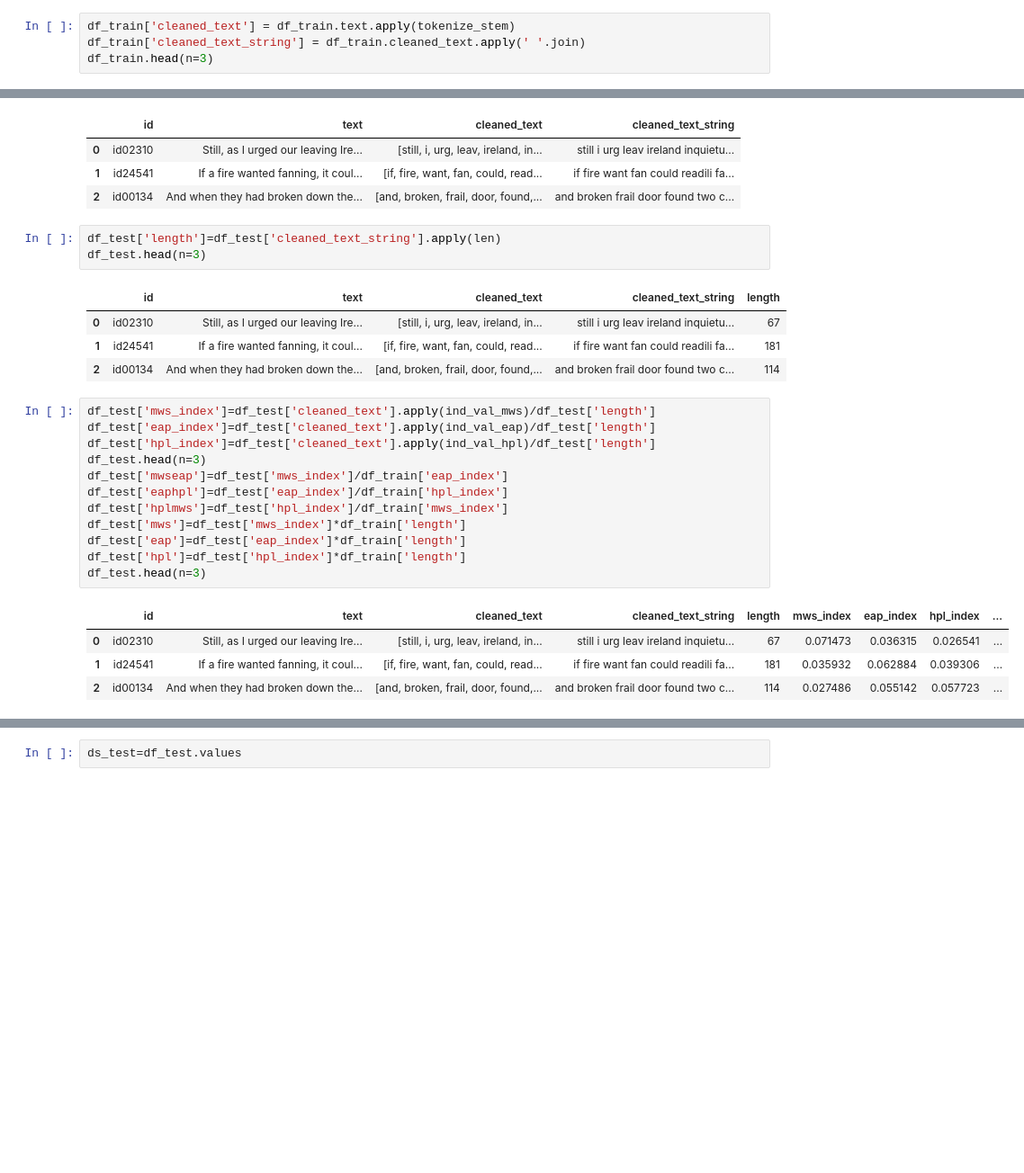
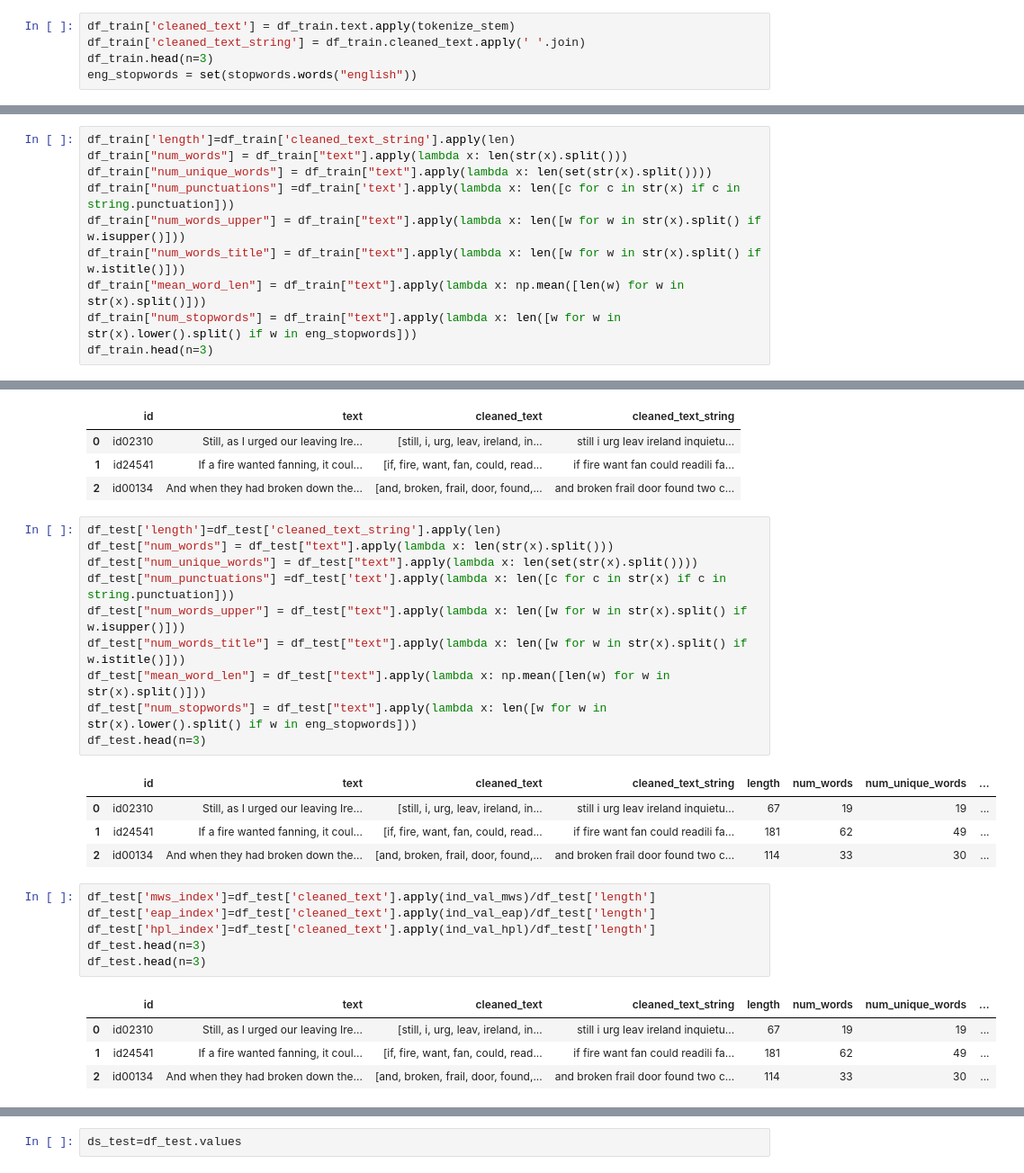
Before and after one commit to AntonKorobkov/kaggle-spooky, a Jupyter notebook: src/main.ipynb, the cells around one changed output, grey strips where cells are left out. Shown at 90% size. Drawn from its saved outputs; the diff is of its cells as text; blank space fills up the shorter version.

```diff
--- a/src/main.ipynb
+++ b/src/main.ipynb
@@ -52,3 +52,4 @@ def tokenize_stem(file_text):
 df_train['cleaned_text'] = df_train.text.apply(tokenize_stem)
 df_train['cleaned_text_string'] = df_train.cleaned_text.apply(' '.join)
 df_train.head(n=3)
+eng_stopwords = set(stopwords.words("english"))
@@ -67,0 +56,10 @@ df_train.head(n=3)
+# %%
+df_train['length']=df_train['cleaned_text_string'].apply(len)
+df_train["num_words"] = df_train["text"].apply(lambda x: len(str(x).split()))
+df_train["num_unique_words"] = df_train["text"].apply(lambda x: len(set(str(x).split())))
+df_train["num_punctuations"] =df_train['text'].apply(lambda x: len([c for c in str(x) if c in string.punctuation]))
+df_train["num_words_upper"] = df_train["text"].apply(lambda x: len([w for w in str(x).split() if w.isupper()]))
+df_train["num_words_title"] = df_train["text"].apply(lambda x: len([w for w in str(x).split() if w.istitle()]))
+df_train["mean_word_len"] = df_train["text"].apply(lambda x: np.mean([len(w) for w in str(x).split()]))
+df_train["num_stopwords"] = df_train["text"].apply(lambda x: len([w for w in str(x).lower().split() if w in eng_stopwords]))
+df_train.head(n=3)
@@ -390,28 +439,29 @@ df_test.head(n=3)
 | 0 | id02310 | Still, as I urged our leaving Ire... | [still, i, urg, leav, ireland, in... | still i urg leav ireland inquietu... |
 | 1 | id24541 | If a fire wanted fanning, it coul... | [if, fire, want, fan, could, read... | if fire want fan could readili fa... |
 | 2 | id00134 | And when they had broken down the... | [and, broken, frail, door, found,... | and broken frail door found two c... |
-# %%
-df_test['length']=df_test['cleaned_text_string'].apply(len)
-df_test.head(n=3)
-# %% [output]
-|  | id | text | cleaned_text | cleaned_text_string | length |
-| 0 | id02310 | Still, as I urged our leaving Ire... | [still, i, urg, leav, ireland, in... | still i urg leav ireland inquietu... | 67 |
-| 1 | id24541 | If a fire wanted fanning, it coul... | [if, fire, want, fan, could, read... | if fire want fan could readili fa... | 181 |
-| 2 | id00134 | And when they had broken down the... | [and, broken, frail, door, found,... | and broken frail door found two c... | 114 |
+# %%
+df_test['length']=df_test['cleaned_text_string'].apply(len)
+df_test["num_words"] = df_test["text"].apply(lambda x: len(str(x).split()))
+df_test["num_unique_words"] = df_test["text"].apply(lambda x: len(set(str(x).split())))
+df_test["num_punctuations"] =df_test['text'].apply(lambda x: len([c for c in str(x) if c in string.punctuation]))
+df_test["num_words_upper"] = df_test["text"].apply(lambda x: len([w for w in str(x).split() if w.isupper()]))
+df_test["num_words_title"] = df_test["text"].apply(lambda x: len([w for w in str(x).split() if w.istitle()]))
+df_test["mean_word_len"] = df_test["text"].apply(lambda x: np.mean([len(w) for w in str(x).split()]))
+df_test["num_stopwords"] = df_test["text"].apply(lambda x: len([w for w in str(x).lower().split() if w in eng_stopwords]))
+df_test.head(n=3)
+# %% [output]
+|  | id | text | cleaned_text | cleaned_text_string | length | num_words | num_unique_words | ... |
+| 0 | id02310 | Still, as I urged our leaving Ire... | [still, i, urg, leav, ireland, in... | still i urg leav ireland inquietu... | 67 | 19 | 19 | ... |
+| 1 | id24541 | If a fire wanted fanning, it coul... | [if, fire, want, fan, could, read... | if fire want fan could readili fa... | 181 | 62 | 49 | ... |
+| 2 | id00134 | And when they had broken down the... | [and, broken, frail, door, found,... | and broken frail door found two c... | 114 | 33 | 30 | ... |
 # %%
 df_test['mws_index']=df_test['cleaned_text'].apply(ind_val_mws)/df_test['length']
 df_test['eap_index']=df_test['cleaned_text'].apply(ind_val_eap)/df_test['length']
 df_test['hpl_index']=df_test['cleaned_text'].apply(ind_val_hpl)/df_test['length']
 df_test.head(n=3)
-df_test['mwseap']=df_test['mws_index']/df_train['eap_index']
-df_test['eaphpl']=df_test['eap_index']/df_train['hpl_index']
-df_test['hplmws']=df_test['hpl_index']/df_train['mws_index']
-df_test['mws']=df_test['mws_index']*df_train['length']
-df_test['eap']=df_test['eap_index']*df_train['length']
-df_test['hpl']=df_test['hpl_index']*df_train['length']
 df_test.head(n=3)
 # %% [output]
-|  | id | text | cleaned_text | cleaned_text_string | length | mws_index | eap_index | hpl_index | ... |
-| 0 | id02310 | Still, as I urged our leaving Ire... | [still, i, urg, leav, ireland, in... | still i urg leav ireland inquietu... | 67 | 0.071473 | 0.036315 | 0.026541 | ... |
-| 1 | id24541 | If a fire wanted fanning, it coul... | [if, fire, want, fan, could, read... | if fire want fan could readili fa... | 181 | 0.035932 | 0.062884 | 0.039306 | ... |
-| 2 | id00134 | And when they had broken down the... | [and, broken, frail, door, found,... | and broken frail door found two c... | 114 | 0.027486 | 0.055142 | 0.057723 | ... |
+|  | id | text | cleaned_text | cleaned_text_string | length | num_words | num_unique_words | ... |
+| 0 | id02310 | Still, as I urged our leaving Ire... | [still, i, urg, leav, ireland, in... | still i urg leav ireland inquietu... | 67 | 19 | 19 | ... |
+| 1 | id24541 | If a fire wanted fanning, it coul... | [if, fire, want, fan, could, read... | if fire want fan could readili fa... | 181 | 62 | 49 | ... |
+| 2 | id00134 | And when they had broken down the... | [and, broken, frail, door, found,... | and broken frail door found two c... | 114 | 33 | 30 | ... |
```
Also changed, not shown: parts of 16 cells of this notebook.
